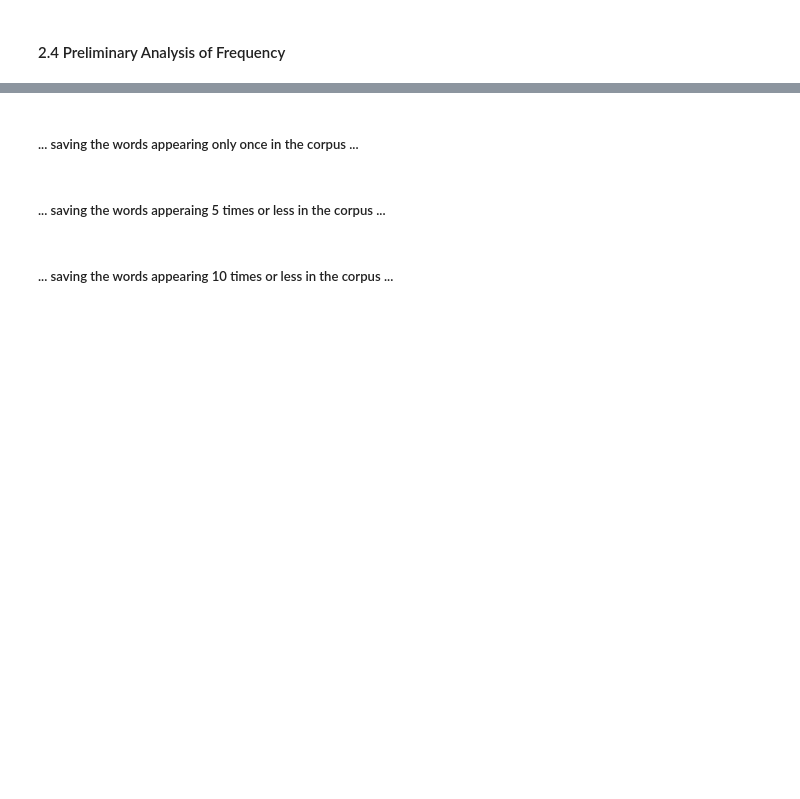
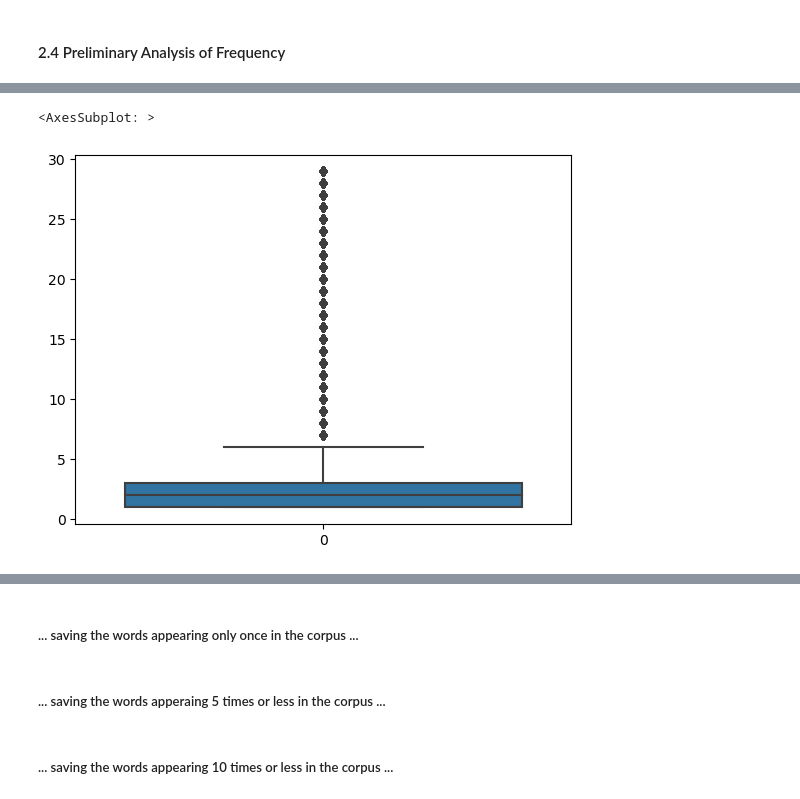
Before and after one commit to maurlco/stackoverflow-question-tag, a Jupyter notebook: 00_EDA.ipynb, the cells around one changed output, grey strips where cells are left out. Cells and saved outputs as stored; diff of their text form; code cells hidden in the pictures; blank space fills up the shorter version.

```diff
--- a/00_EDA.ipynb
+++ b/00_EDA.ipynb
@@ -203,5 +406,8 @@ tmp.tail(10)
 # %%
-sns.boxplot(tmp[tmp < 50])
+sns.boxplot(tmp[tmp < 30])
+# %% [output]
+<AxesSubplot: >
+[figure, added]
 # %%
 list_unique_words = list((tmp[tmp == 1]).index)
 len(list_unique_words)
```
Also changed, not shown: parts of 55 cells of this notebook, 49 other files.
